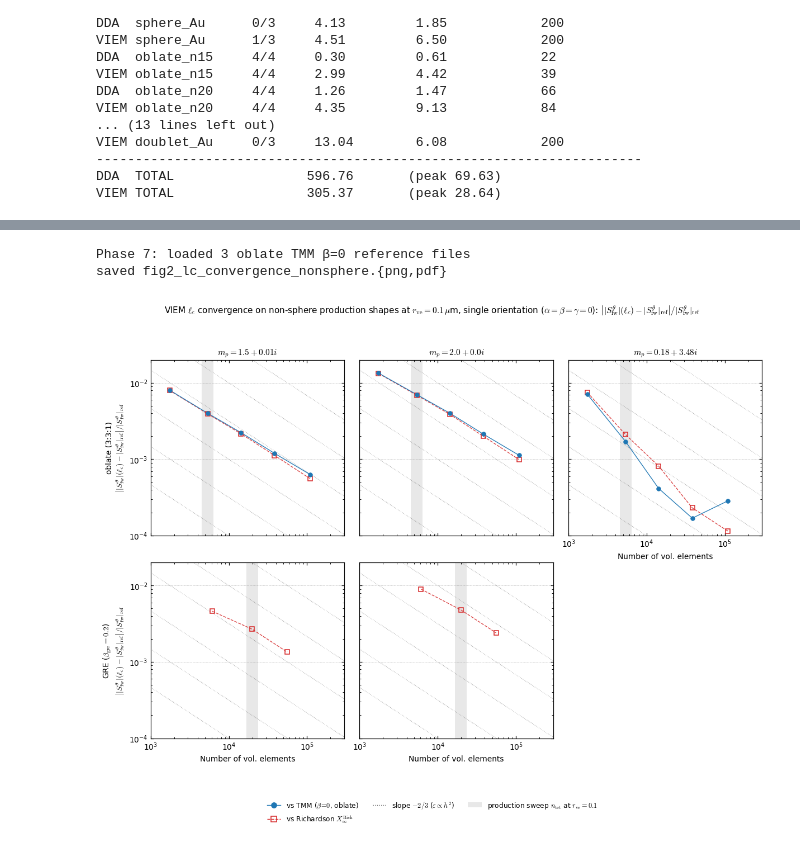
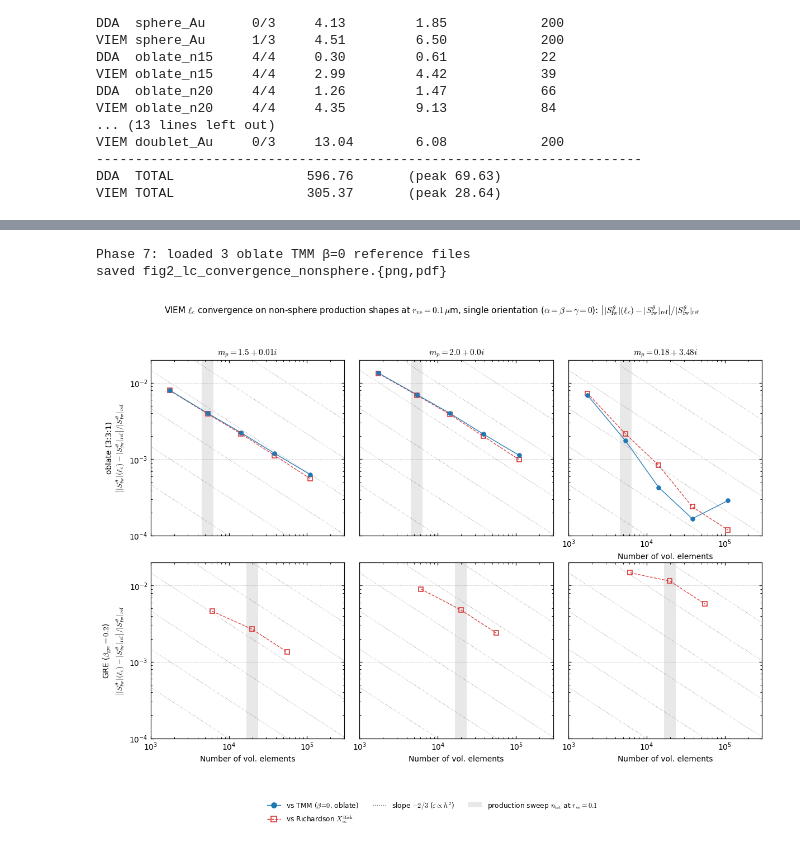
Before and after one commit to NobuhiroMoteki/block-DDA_Py, a Jupyter notebook: dda_results/paper/plot_paper_results.ipynb, the cells around one changed output, grey strips where cells are left out. Drawn from its saved outputs; the diff is of its cells as text; code cells hidden in the pictures.

```diff
--- a/dda_results/paper/plot_paper_results.ipynb
+++ b/dda_results/paper/plot_paper_results.ipynb
@@ -1199,9 +1203,12 @@ Residual-threshold gate (paper-policy Option B). Stalled-residual
 contamination of X_∞^Rich is acceptable only when ‖r‖/‖b‖ at both
 finest meshes is below PHASE7_RESIDUAL_THRESHOLD = 1e-3 (justification
 in fig4_description.md §6.3). Series failing the gate are not plotted;
-the panel shows the final residuals as a textual annotation. Au series:
-oblate Au passes the gate (6.4e-4, 7.8e-4 — both Richardson and TMM
-overlays kept); GRE Au fails (5.5e-2, 3.9e-2 — both suppressed).
+the panel shows the final residuals as a textual annotation.
+After the m3 regeneration (BLOCK_SIZE=128 GRE Au with MAXITER=400, and
+BLOCK_SIZE=64 oblate Au, lc convergence sweep, 2026-04-30 / 2026-05-01),
+both Au series pass the gate: oblate Au finest-pair residuals 7.0e-5,
+2.0e-4; GRE Au finest-pair residuals 5.2e-6, 3.0e-4 (Richardson kept,
+no TMM reference for GRE).
 """
 
 from matplotlib.patches import Patch  # noqa: E402  — local to Phase 7
@@ -1322,13 +1329,6 @@ def plot_phase7(save=True):
     for i, shape in enumerate(PHASE7_SHAPES):
         for j, mat in enumerate(MATERIALS):
             ax = axes[i, j]
-            # Drop GRE × Au panel: VIEM convergence sweep cannot reach the
-            # relaxed Au gate (residuals 1.6e-2 to 5.5e-2 — see
-            # fig4_description.md §6.3). Empty panel removed rather than
-            # annotated, per paper editorial decision.
-            if shape == 'gre' and mat == 'Au':
-                ax.set_visible(False)
-                continue
             c = CONV.get((shape, mat), {})
             viem = c.get('viem')
             if (viem is None
@@ -1366,9 +1366,11 @@ def plot_phase7(save=True):
             i_2nd  = order[-2] if n_lc >= 2 else order[-1]
             i_fine = order[-1]
 
-            # Residual-threshold gate (paper Option B). Au cases:
-            # oblate × Au passes (residuals ~6e-4); GRE × Au fails
-            # (residuals 4e-2 to 6e-2 — plot suppressed).
+            # Residual-threshold gate (paper Option B). After the m3
+            # regeneration with block-Krylov subspace expansion
+            # (BLOCK_SIZE=128 GRE Au + MAXITER=400, BLOCK_SIZE=64 oblate
+            # Au), both Au series pass the gate. The dynamic check below
+            # remains as a guard for future regressions.
             if (solver_err is not None
                     and (solver_err[i_fine] > PHASE7_RESIDUAL_THRESHOLD
                          or solver_err[i_2nd] > PHASE7_RESIDUAL_THRESHOLD)):
@@ -1532,31 +1534,31 @@ def plot_phase7(save=True):
         Line2D([], [], color='k', linestyle=':', lw=0.9, alpha=0.6,
                 label=r'slope $-2/3$ ($\varepsilon\propto h^2$)'),
         Patch(facecolor='gray', alpha=0.18, edgecolor='none',
                 label=r'production sweep $n_{\rm tet}$ at $r_{\rm ve}=0.1$'),
     ]
     # Fixed panel limits propagated via sharex/sharey: x range pulled
     # out to 3e5 so the slope-(-2/3) reference grid extends past the
     # data range (max sweep n_tet = 109 692 = 1.1e5 on oblate × Au).
     axes[0, 0].set_xlim(*PHASE7_XLIM)
     axes[0, 0].set_ylim(*PHASE7_YLIM)
 
     # GRE × Au panel below oblate × Au is hidden, so oblate × Au would
     # otherwise inherit the sharex=True suppression of its tick labels and
     # have no xlabel. Force-show the bottom tick labels and add the x-axis
     # label here.
     axes[0, 2].tick_params(axis='x', which='both', labelbottom=True)
     axes[0, 2].set_xlabel('Number of vol. elements')
     fig.legend(handles=handles_ref + handles_extra,
                 ncol=3, loc='lower center', bbox_to_anchor=(0.5, -0.07),
                 fontsize=8)
     plt.tight_layout(rect=(0, 0.05, 1, 0.97), h_pad=0.3)
     if save:
         save_fig(fig, 'fig2_lc_convergence_nonsphere')
     plt.show()
 
 
 plot_phase7()
 # %% [output]
 Phase 7: loaded 3 oblate TMM β=0 reference files
 saved fig2_lc_convergence_nonsphere.{png,pdf}
-[figure, old version]
+[figure, new version]
```
Also changed, not shown: parts of 2 cells of this notebook, 5 other files.
